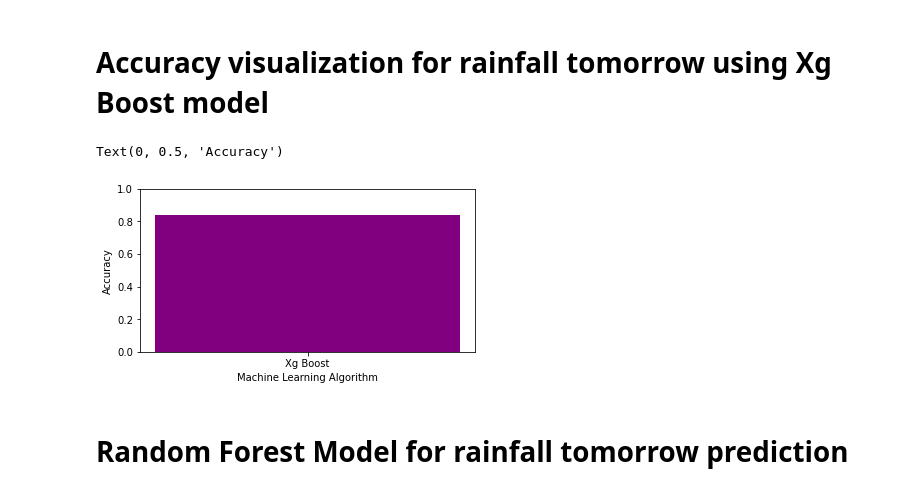
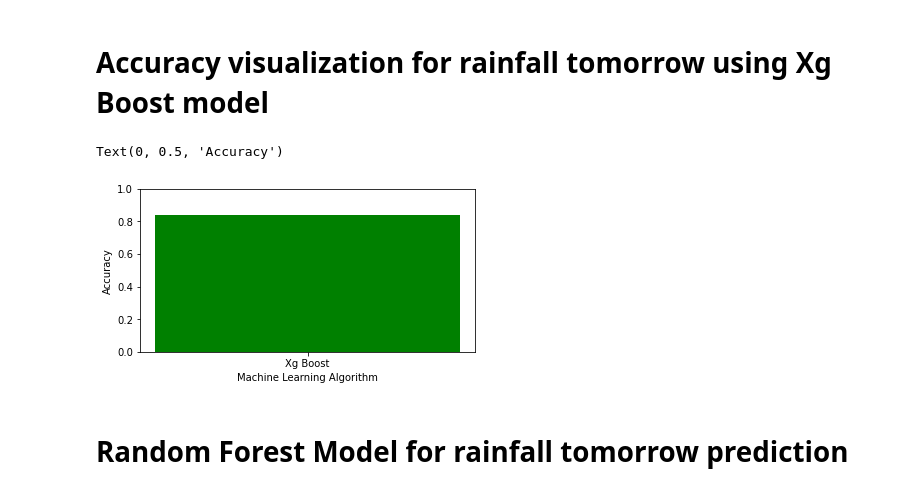
Before and after one commit to sandamaligeethika/ML_Assignment2_IT19120058_IT19120294_IT19147956, a Jupyter notebook: Assignment2.ipynb, the cells around one changed output. Drawn from its saved outputs; the diff is of its cells as text; code cells hidden in the pictures.

```diff
--- a/Assignment2.ipynb
+++ b/Assignment2.ipynb
@@ -745,10 +746,10 @@ Y_prediction
 # %% [output]
 array([0, 0, 0, ..., 0, 0, 1])
 # %%
-# #checking the most suitable value for K
-# values = []
-# for n in range(1,15):
-#     classifier = KNeighborsClassifier(n_neighbors=n)
-#     classifier.fit(X_train,Y_train)
-#     values.append(classifier.score(X_test,Y_test))
+#checking the most suitable value for K
+values = []
+for n in range(1,15):
+    classifier = KNeighborsClassifier(n_neighbors=n)
+    classifier.fit(X_train,Y_train)
+    values.append(classifier.score(X_test,Y_test))
 # %%
@@ -1188,10 +1213,10 @@ Y_p
 # %% [output]
 array([0, 0, 0, ..., 0, 0, 0])
 # %%
-# #checking the most suitable value for K
-# vals = []
-# for n in range(1,15):
-#     classifier2 = KNeighborsClassifier(n_neighbors=n)
-#     classifier2.fit(X_rain_tr,Y_rain_tr)
-#     vals.append(classifier2.score(X_rain_te,Y_rain_te))
+#checking the most suitable value for K
+vals = []
+for n in range(1,15):
+    classifier2 = KNeighborsClassifier(n_neighbors=n)
+    classifier2.fit(X_rain_tr,Y_rain_tr)
+    vals.append(classifier2.score(X_rain_te,Y_rain_te))
 # %%
@@ -1275,16 +1304,16 @@ array([[26370,  4332],
 # %%
 import matplotlib.pyplot as plt
 %matplotlib inline
 #Adjust figure size
 plt.figure(figsize=(6,3))
 plt.ylim(0.0, 1.0)
 #X-axis, Y-axis -> value of that model
-plt.bar("Xg Boost",(accuracy_score(Y_rain_te,pred)),width=0.5,color="purple")
+plt.bar("Xg Boost",(accuracy_score(Y_rain_te,pred)),width=0.5,color="green")
 plt.xlabel("Machine Learning Algorithm")
 plt.ylabel("Accuracy")
 # %% [output]
 Text(0, 0.5, 'Accuracy')
-[figure, old version]
+[figure, new version]
 # %% [markdown]
 # Random Forest Model for rainfall tomorrow prediction
 # %%
```
Also changed, not shown: parts of 38 cells of this notebook.
